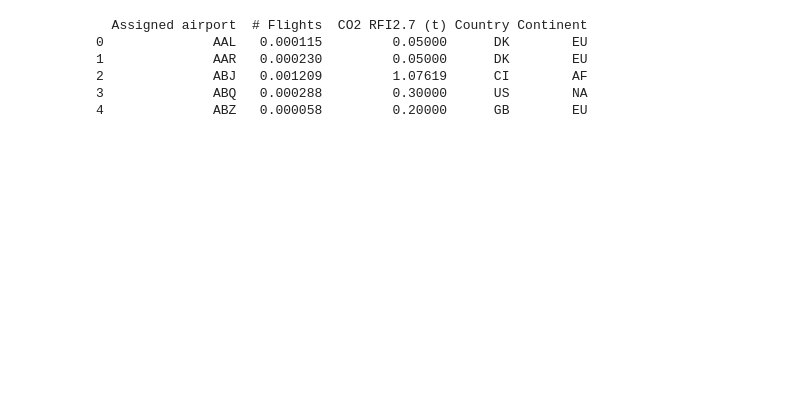
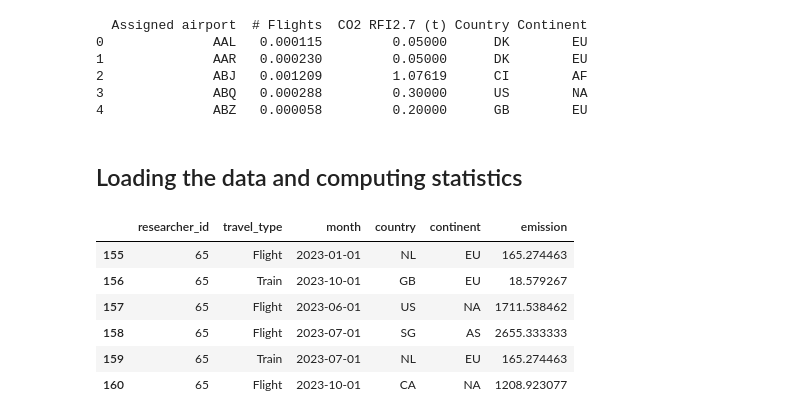
Before and after one commit to arvind6599/Lauzhack4sus, a Jupyter notebook: synthetic_data.ipynb, the cells around one changed output. Cells and saved outputs as stored; diff of their text form; code cells hidden in the pictures; blank space fills up the shorter version.

Commit message:
Created plots and computed statistics for synthetic data

```diff
--- a/synthetic_data.ipynb
+++ b/synthetic_data.ipynb
@@ -70,0 +71,18 @@ simulated_flight_df.to_csv('./data/synthetic_emission_data.csv', index=False)
+# %% [markdown]
+## Loading the data and computing statistics
+# %%
+import plotly.express as px
+
+simulated_flight_df = pd.read_csv('./data/synthetic_emission_data.csv', na_filter=False)
+
+interesting_researcher_idx = 65
+
+simulated_flight_df[simulated_flight_df['researcher_id'] == interesting_researcher_idx]
+# %% [output]
+|  | researcher_id | travel_type | month | country | continent | emission |
+| 155 | 65 | Flight | 2023-01-01 | NL | EU | 165.274463 |
+| 156 | 65 | Train | 2023-10-01 | GB | EU | 18.579267 |
+| 157 | 65 | Flight | 2023-06-01 | US | NA | 1711.538462 |
+| 158 | 65 | Flight | 2023-07-01 | SG | AS | 2655.333333 |
+| 159 | 65 | Train | 2023-07-01 | NL | EU | 165.274463 |
+| 160 | 65 | Flight | 2023-10-01 | CA | NA | 1208.923077 |
```
Also changed, not shown: parts of 4 cells of this notebook, 1 other file.
